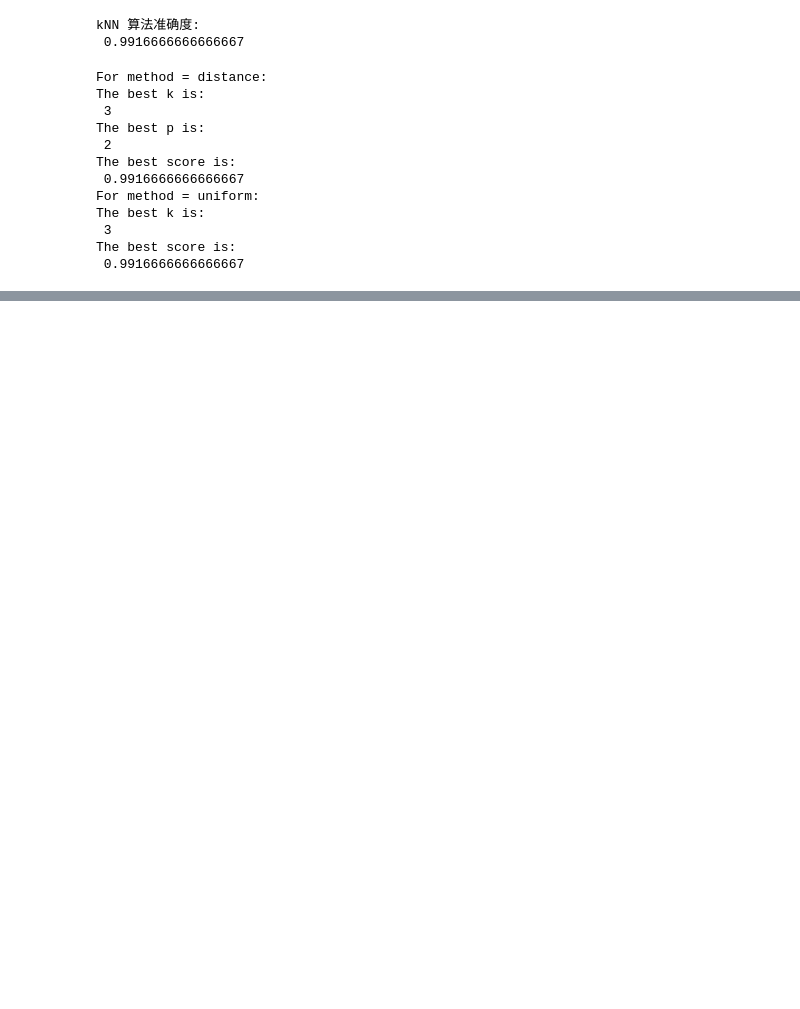
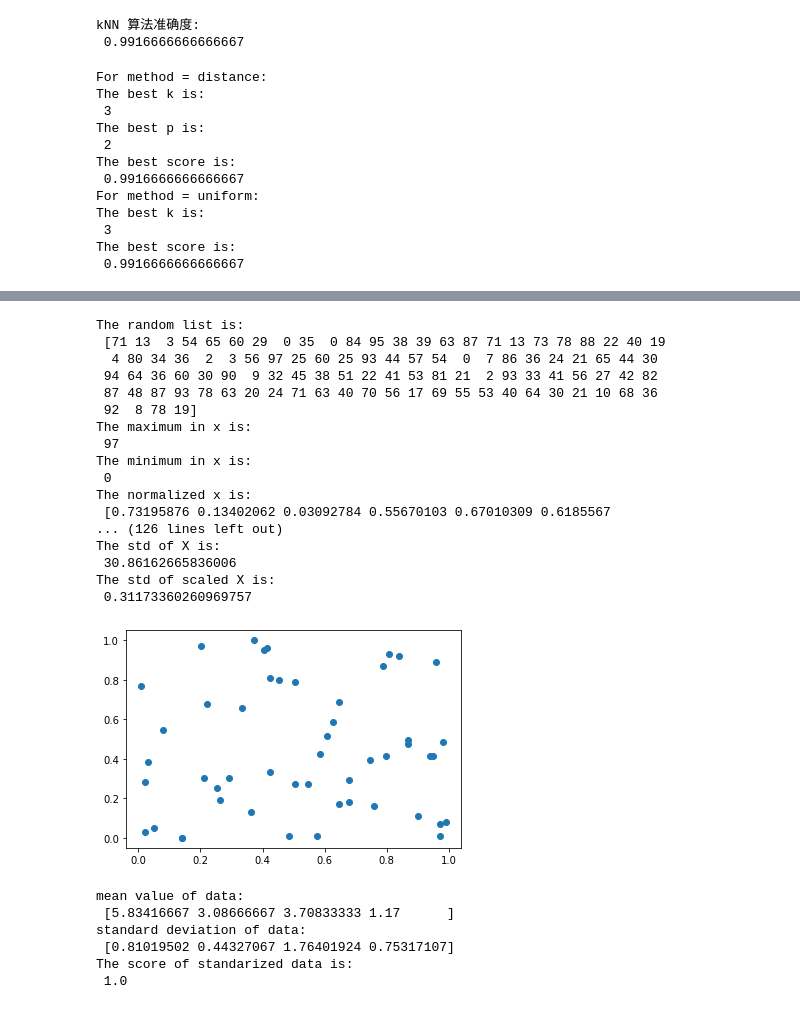
Before and after one commit to tenzu/python_demos, a Jupyter notebook: tmp.ipynb, the cells around one changed output, grey strips where cells are left out. Saved outputs shown, nothing was run; the diff lists cells and outputs as text; code cells hidden in the pictures; blank space fills up the shorter version.

```diff
--- a/tmp.ipynb
+++ b/tmp.ipynb
@@ -107,0 +126,73 @@ print(kNN_classifier.score(X_test, y_test))
+# %%
+# normalization
+# coding:utf-8
+import numpy as np
+import matplotlib.pyplot as plt
+# 向量
+# np.random.seed(666)
+x = np.random.randint(0, 100, size=100)
+xScale = (x - np.min(x)) / (np.max(x) - np.min(x))
+print("The random list is:\n", x)
+print("The maximum in x is:\n", np.max(x))
+print("The minimum in x is:\n", np.min(x))
+print("The normalized x is:\n", xScale)
+# 二维数组(50个样本，2个特征)
+X = np.random.randint(0, 100, size=(50, 2))
+XScale = (X - np.min(X)) / (np.max(X) - np.min(X))
+print("The random list is:\n", X)
+print("The maXimum in X is:\n", np.max(X))
+print("The minimum in X is:\n", np.min(X))
+print("The normalized X is:\n", XScale)
+print("The mean value of X is:\n", np.mean(X))
+print("The mean value of scaled X is:\n", np.mean(XScale))
+print("The std of X is:\n", np.std(X))
+print("The std of scaled X is:\n", np.std(XScale))
+plt.scatter(XScale[:, 0], XScale[:, 1])
+plt.show()
+# %% [output]
+The random list is:
+ [71 13  3 54 65 60 29  0 35  0 84 95 38 39 63 87 71 13 73 78 88 22 40 19
+  4 80 34 36  2  3 56 97 25 60 25 93 44 57 54  0  7 86 36 24 21 65 44 30
+ 94 64 36 60 30 90  9 32 45 38 51 22 41 53 81 21  2 93 33 41 56 27 42 82
+ 87 48 87 93 78 63 20 24 71 63 40 70 56 17 69 55 53 40 64 30 21 10 68 36
+ 92  8 78 19]
+The maximum in x is:
+ 97
+The minimum in x is:
+ 0
+The normalized x is:
+ [0.73195876 0.13402062 0.03092784 0.55670103 0.67010309 0.6185567
+... (126 lines left out)
+The std of X is:
+ 30.86162665836006
+The std of scaled X is:
+ 0.31173360260969757
+[figure, added]
+# %%
+# coding:utf-8
+from sklearn import datasets
+from sklearn.model_selection import train_test_split
+from sklearn.preprocessing import StandardScaler
+from sklearn.neighbors import KNeighborsClassifier
+
+iris = datasets.load_iris()
+X = iris.data
+y = iris.target
+X_train, X_test, y_train, y_test = train_test_split(iris.data, iris.target, test_size=0.2, random_state=666)
+standardScaler = StandardScaler()
+standardScaler.fit(X_train)
+print("mean value of data:\n", standardScaler.mean_)
+print("standard deviation of data:\n", standardScaler.scale_)
+X_train_standard = standardScaler.transform(X_train)
+X_test_standard = standardScaler.transform(X_test)
+kNN_classifier = KNeighborsClassifier(n_neighbors=3, n_jobs=-1)
+kNN_classifier.fit(X_train_standard, y_train)
+score = kNN_classifier.score(X_test_standard, y_test)
+print("The score of standarized data is:\n", score)
+# %% [output]
+mean value of data:
+ [5.83416667 3.08666667 3.70833333 1.17      ]
+standard deviation of data:
+ [0.81019502 0.44327067 1.76401924 0.75317107]
+The score of standarized data is:
+ 1.0
```
Also changed, not shown: parts of 1 cell of this notebook.
